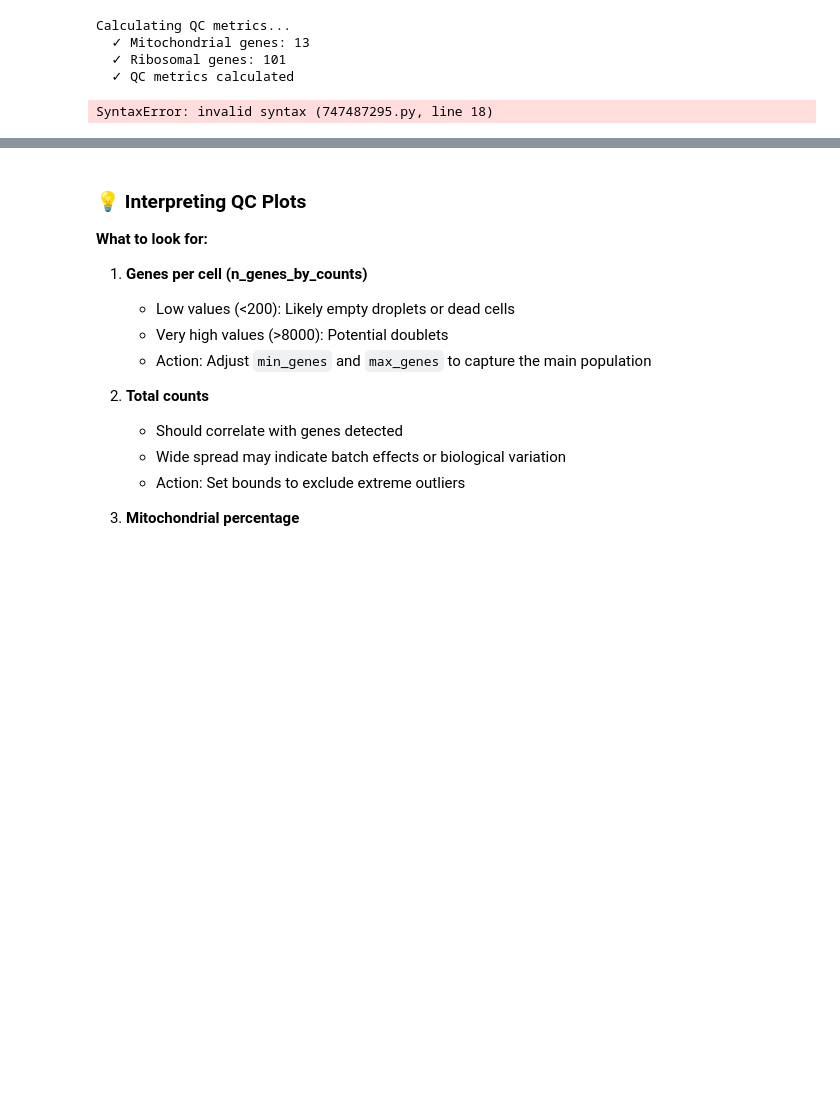
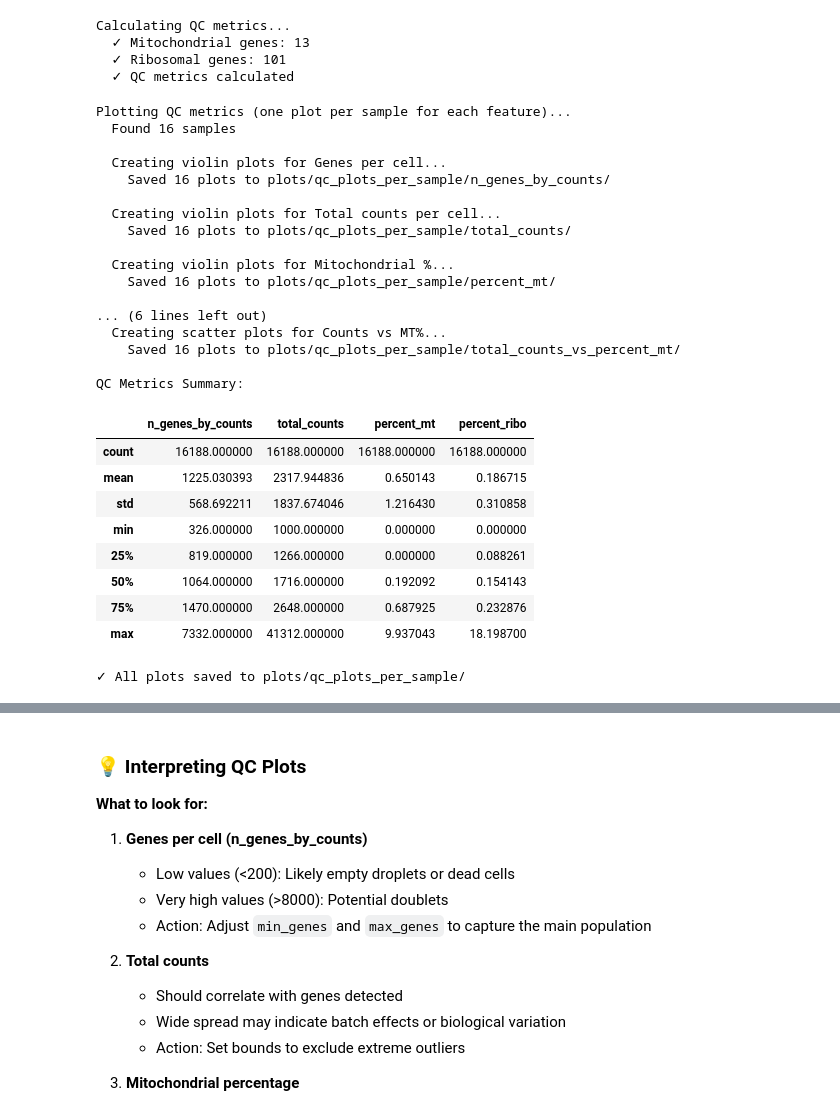
Before and after one commit to dryingpaint/tsai-lab-scrna, a Jupyter notebook: cell_annotation_colab/1_setup_qc_filtering.ipynb, the cells around one changed output, grey strips where cells are left out. Cells and saved outputs as stored; diff of their text form; code cells hidden in the pictures; blank space fills up the shorter version.

```diff
--- a/cell_annotation_colab/1_setup_qc_filtering.ipynb
+++ b/cell_annotation_colab/1_setup_qc_filtering.ipynb
@@ -584,7 +584,7 @@ def plot_qc_metrics(adata, save_dir=None):
         samples = ['all_samples']
         adata.obs['orig.ident'] = 'all_samples'
 
-S    print(f"  Found {len(samples)} samples")
+    print(f"  Found {len(samples)} samples")
 
     # Violin plot features
     violin_features = [
@@ -670,31 +670,57 @@ S    print(f"  Found {len(samples)} samples")
             if y_max_key and y_max_key in CELL_FILTERS and CELL_FILTERS[y_max_key] is not None:
                 ax.axhline(CELL_FILTERS[y_max_key], color='r', linestyle='--', alpha=0.5)
 
             ax.set_title(f'{title} - {sample}')
 
             plt.tight_layout()
 
             if save_dir:
                 # Create subdirectory for this scatter plot
                 plot_name = f'{x_feat}_vs_{y_feat}'
                 feature_dir = save_dir / 'qc_plots_per_sample' / plot_name
                 feature_dir.mkdir(parents=True, exist_ok=True)
                 fig.savefig(feature_dir / f'{plot_name}_{sample}.png', dpi=300, bbox_inches='tight')
 
             plt.close(fig)
 
         if save_dir:
             plot_name = f'{x_feat}_vs_{y_feat}'
             print(f"    Saved {len(samples)} plots to {save_dir}/qc_plots_per_sample/{plot_name}/")
 
     # Summary statistics
     print("\nQC Metrics Summary:")
     summary_stats = adata.obs[['n_genes_by_counts', 'total_counts', 'percent_mt', 'percent_ribo']].describe()
     display(summary_stats)
 
     print(f"\n✓ All plots saved to {save_dir}/qc_plots_per_sample/")
 
 # Plot QC metrics
 plot_qc_metrics(adata, save_dir=PLOTS_DIR)
 # %% [output]
-SyntaxError: invalid syntax (747487295.py, line 18)
+Plotting QC metrics (one plot per sample for each feature)...
+  Found 16 samples
+
+  Creating violin plots for Genes per cell...
+    Saved 16 plots to plots/qc_plots_per_sample/n_genes_by_counts/
+
+  Creating violin plots for Total counts per cell...
+    Saved 16 plots to plots/qc_plots_per_sample/total_counts/
+
+  Creating violin plots for Mitochondrial %...
+    Saved 16 plots to plots/qc_plots_per_sample/percent_mt/
+
+... (6 lines left out)
+  Creating scatter plots for Counts vs MT%...
+    Saved 16 plots to plots/qc_plots_per_sample/total_counts_vs_percent_mt/
+
+QC Metrics Summary:
+|  | n_genes_by_counts | total_counts | percent_mt | percent_ribo |
+| count | 16188.000000 | 16188.000000 | 16188.000000 | 16188.000000 |
+| mean | 1225.030393 | 2317.944836 | 0.650143 | 0.186715 |
+| std | 568.692211 | 1837.674046 | 1.216430 | 0.310858 |
+| min | 326.000000 | 1000.000000 | 0.000000 | 0.000000 |
+| 25% | 819.000000 | 1266.000000 | 0.000000 | 0.088261 |
+| 50% | 1064.000000 | 1716.000000 | 0.192092 | 0.154143 |
+| 75% | 1470.000000 | 2648.000000 | 0.687925 | 0.232876 |
+| max | 7332.000000 | 41312.000000 | 9.937043 | 18.198700 |
+✓ All plots saved to plots/qc_plots_per_sample/
```
Also changed, not shown: parts of 1 cell of this notebook, 3 other files.
